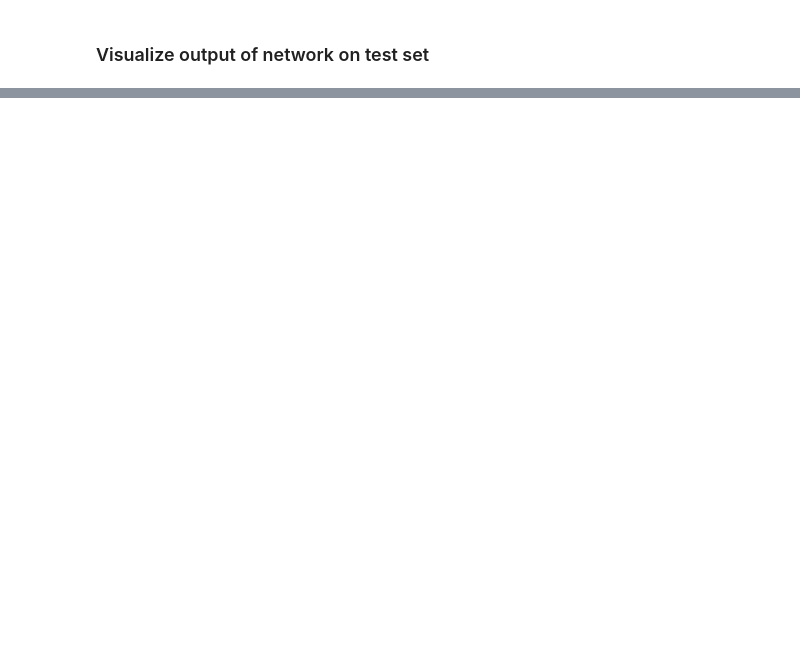
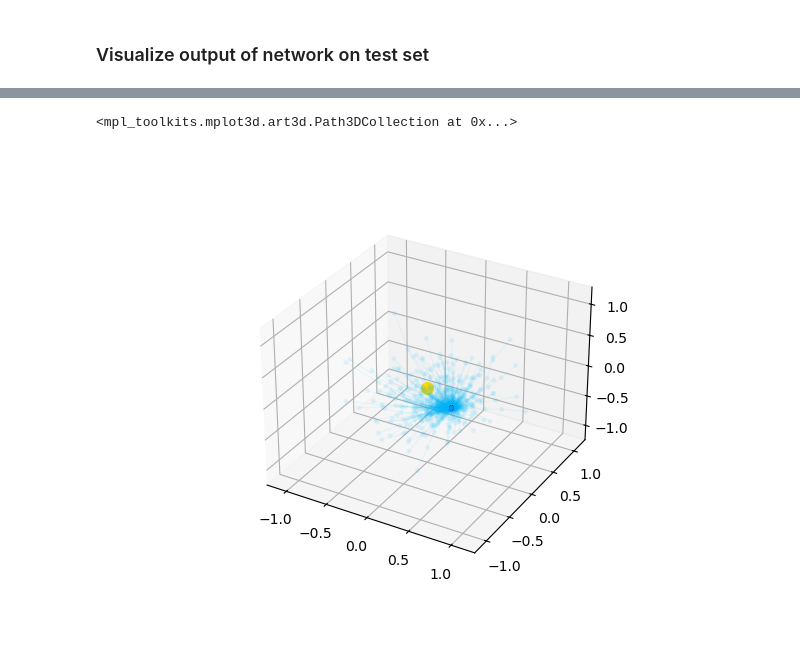
Before and after one commit to jonathan-chien/counting-rnn, a Jupyter notebook: notebooks/beta_00.ipynb, the cells around one changed output, grey strips where cells are left out. Drawn from its saved outputs; the diff is of its cells as text; code cells hidden in the pictures; blank space fills up the shorter version.

```diff
--- a/notebooks/beta_00.ipynb
+++ b/notebooks/beta_00.ipynb
@@ -907,10 +1057,10 @@ input = torch.zeros((num_inits, num_timesteps, input_size), device=local_device)
 
 # Run forward pass in zeros input from different initializations.
 model_2 = AutoRNN(
-    params['model']['input_transform_config'],
+    params['model']['input_network_config'],
     params['model']['rnn_config'],
-    params['model']['readout_config'],
-    network_type=recurrent_network_type,
+    params['model']['readout_network_config'],
+    rnn_type=rnn_type,
     tokens=sequences['train'].transform(
         torch.cat(
             (sequences['train'].special_tokens['count']['token'].unsqueeze(0),
@@ -920,7 +1070,7 @@ model_2 = AutoRNN(
     ).to(local_device)
 )
 model_2.to(local_device)
-_, _, hidden_random_init = model_2.forward(input, h_0=h_0.unsqueeze(0))
+_, hidden_random_init, _ = model_2.forward(input, h_0=h_0.unsqueeze(0))
 hidden_random_init = hidden_random_init.to('cpu')
 
 random_init_pcs_all, _, _, random_init_eigenvecs, _ = pca(
@@ -945,33 +1095,36 @@ for i_init in range(num_inits):
                 pcs,
                 ax=ax_8,
                 traj_linewidth=0.5,
                 marker_size=12,
                 alpha=0.1,
                 set_box_aspect=False,
                 uniform_axis_size=False,
                 cmap=mcolors.LinearSegmentedColormap.from_list(
                     'deepsky_to_darkblue',
                     [(0, 'deepskyblue'), (1, 'darkblue')]
                 )
             )
 
 axs_8.scatter(torch.tensor([0]), torch.tensor([0]), torch.tensor([0]), s=70, color='gold')
 
 
 
 # _, axs_8 = plot_trajectory(
 #                 hidden_test[batch_seq_idx, :hidden_test_lengths[batch_seq_idx], :] @ random_init_eigenvecs,
 #                 ax=axs_8,
 #                 traj_linewidth=0.8,
 #                 marker_size=30,
 #                 alpha=0.75,
 #                 set_box_aspect=False,
 #                 uniform_axis_size=False,
 #                 cmap=mcolors.LinearSegmentedColormap.from_list(
 #                     'lightsky_to_dark_blue',
 #                     [(0, 'pink'), (1, 'darkred')]
 #                 )
 #             )
+# %% [output]
+<mpl_toolkits.mplot3d.art3d.Path3DCollection at 0x...>
+[figure, added]
 # %%
 # For a single input sequence, try different initializations of the hidden state.
 
```
Also changed, not shown: parts of 14 cells of this notebook.
